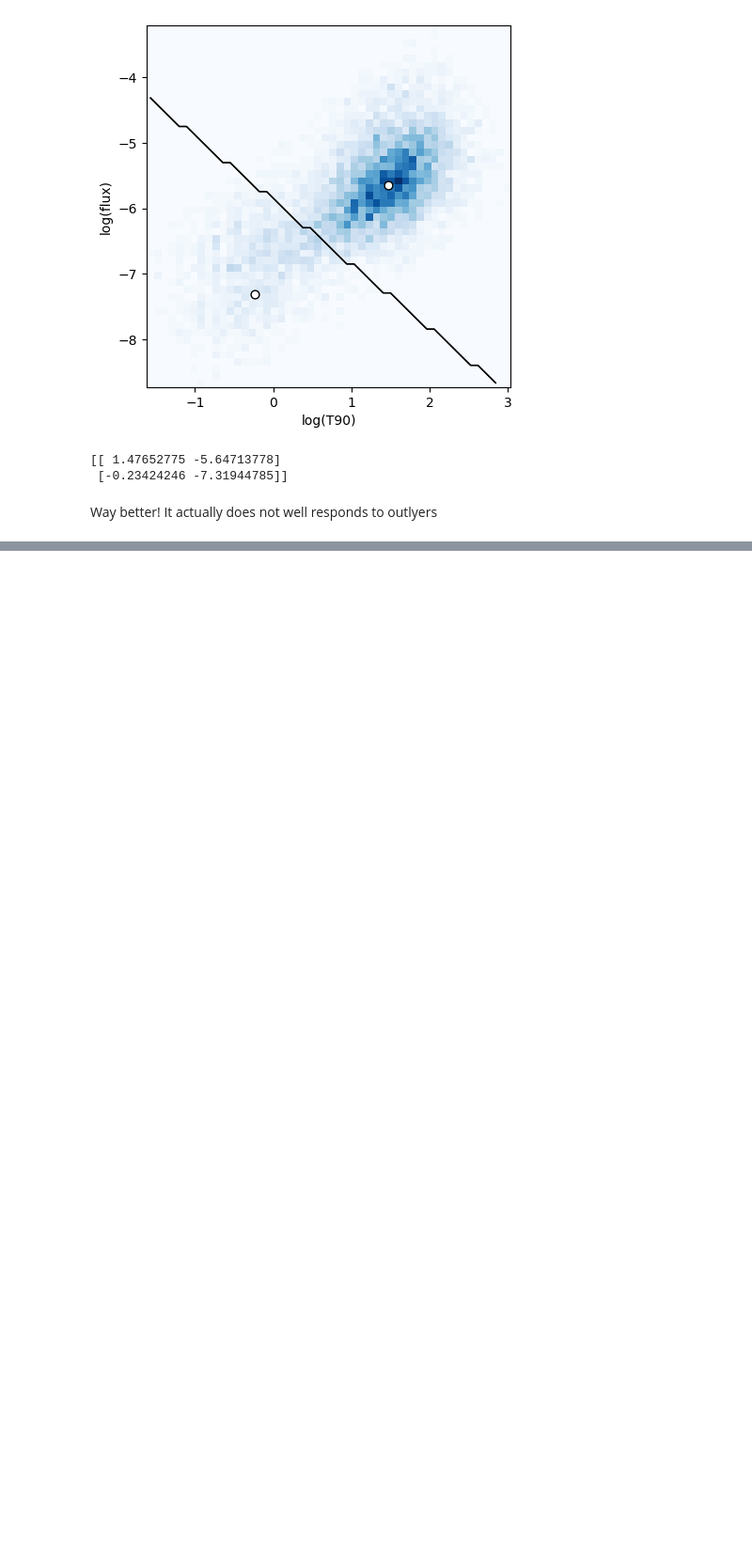
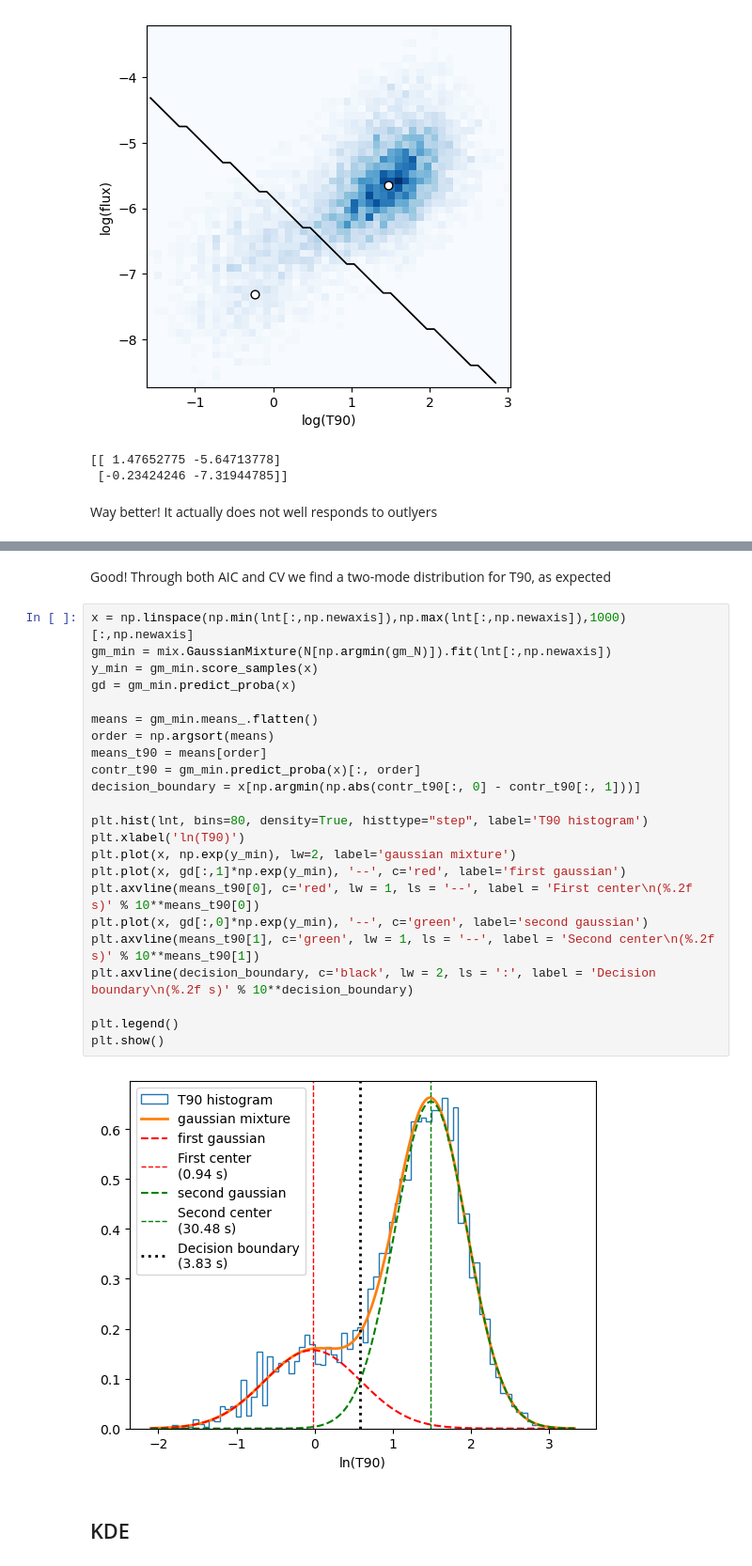
Before and after one commit to EmmaBalzanelli/astrostatistics_bicocca_2025, a Jupyter notebook: working/10_Clustering(14).ipynb, the cells around one changed output, grey strips where cells are left out. Shown at 94% size. Drawn from its saved outputs; the diff is of its cells as text; blank space fills up the shorter version.

```diff
--- a/working/10_Clustering(14).ipynb
+++ b/working/10_Clustering(14).ipynb
@@ -435,0 +479,29 @@ Way better! It actually does not well responds to outlyers
+# %% [markdown]
+Good! Through both AIC and CV we find a two-mode distribution for T90, as expected
+# %%
+x = np.linspace(np.min(lnt[:,np.newaxis]),np.max(lnt[:,np.newaxis]),1000)[:,np.newaxis]
+gm_min = mix.GaussianMixture(N[np.argmin(gm_N)]).fit(lnt[:,np.newaxis])
+y_min = gm_min.score_samples(x)
+gd = gm_min.predict_proba(x)
+
+means = gm_min.means_.flatten()
+order = np.argsort(means)
+means_t90 = means[order]
+contr_t90 = gm_min.predict_proba(x)[:, order]
+decision_boundary = x[np.argmin(np.abs(contr_t90[:, 0] - contr_t90[:, 1]))]
+
+plt.hist(lnt, bins=80, density=True, histtype="step", label='T90 histogram')
+plt.xlabel('ln(T90)')
+plt.plot(x, np.exp(y_min), lw=2, label='gaussian mixture')
+plt.plot(x, gd[:,1]*np.exp(y_min), '--', c='red', label='first gaussian')
+plt.axvline(means_t90[0], c='red', lw = 1, ls = '--', label = 'First center\n(%.2f s)' % 10**means_t90[0])
+plt.plot(x, gd[:,0]*np.exp(y_min), '--', c='green', label='second gaussian')
+plt.axvline(means_t90[1], c='green', lw = 1, ls = '--', label = 'Second center\n(%.2f s)' % 10**means_t90[1])
+plt.axvline(decision_boundary, c='black', lw = 2, ls = ':', label = 'Decision boundary\n(%.2f s)' % 10**decision_boundary)
+
+plt.legend()
+plt.show()
+# %% [output]
+[figure, added]
+# %% [markdown]
+## KDE
```
Also changed, not shown: parts of 19 cells of this notebook.
